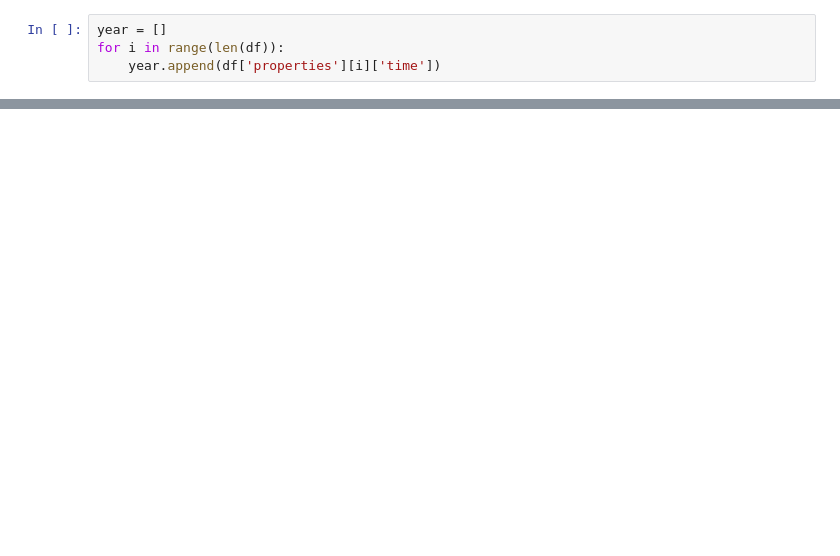
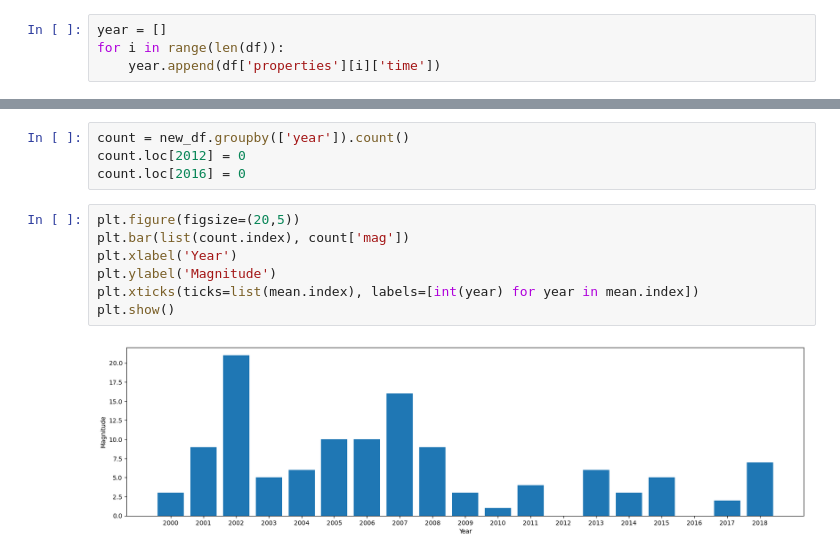
Before and after one commit to UCL-COMP0233-24-25/earthquakes, a Jupyter notebook: earthquakes.ipynb, the cells around one changed output, grey strips where cells are left out. Cells and saved outputs as stored; diff of their text form; blank space fills up the shorter version.

```diff
--- a/earthquakes.ipynb
+++ b/earthquakes.ipynb
@@ -150,0 +123,13 @@ TypeError: only integer scalar arrays can be converted to a scalar index
+# %%
+count = new_df.groupby(['year']).count()
+count.loc[2012] = 0
+count.loc[2016] = 0
+# %%
+plt.figure(figsize=(20,5))
+plt.bar(list(count.index), count['mag'])
+plt.xlabel('Year')
+plt.ylabel('Magnitude')
+plt.xticks(ticks=list(mean.index), labels=[int(year) for year in mean.index])
+plt.show()
+# %% [output]
+[figure, added]
```
Also changed, not shown: parts of 7 cells of this notebook.
